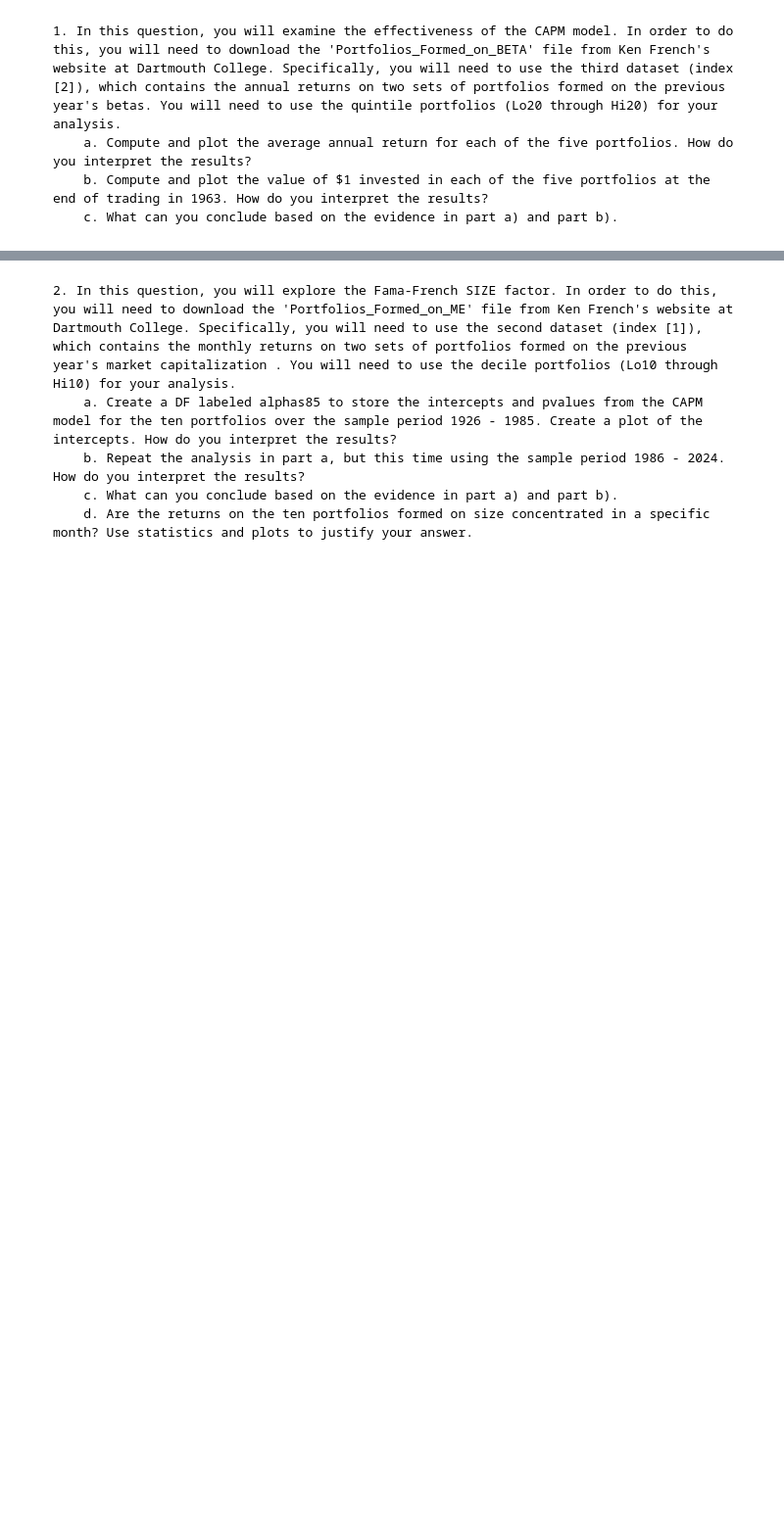
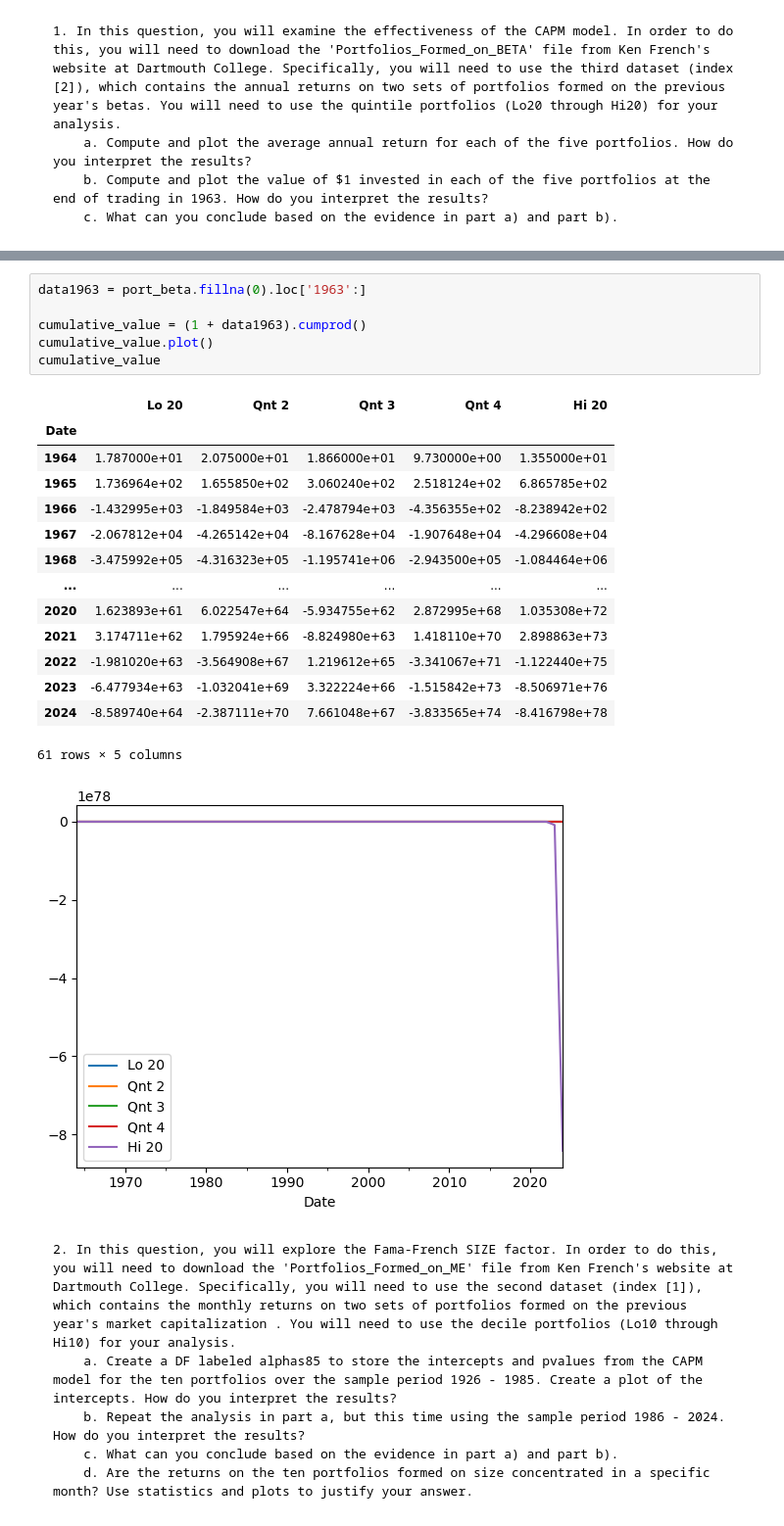
Before and after one commit to mmikanguyen/fina4335project02, a Jupyter notebook: Project2_Template.ipynb, the cells around one changed output, grey strips where cells are left out. Shown at 98% size. Drawn from its saved outputs; the diff is of its cells as text; blank space fills up the shorter version.

```diff
--- a/Project2_Template.ipynb
+++ b/Project2_Template.ipynb
@@ -59,3 +48,25 @@ test1[2] #required to use first 5 cols
+# %%
+data1963 = port_beta.fillna(0).loc['1963':]
+
+cumulative_value = (1 + data1963).cumprod()
+cumulative_value.plot()
+cumulative_value
+# %% [output]
+|  | Lo 20 | Qnt 2 | Qnt 3 | Qnt 4 | Hi 20 |
+| Date |  |  |  |  |  |
+| 1964 | 1.787000e+01 | 2.075000e+01 | 1.866000e+01 | 9.730000e+00 | 1.355000e+01 |
+| 1965 | 1.736964e+02 | 1.655850e+02 | 3.060240e+02 | 2.518124e+02 | 6.865785e+02 |
+| 1966 | -1.432995e+03 | -1.849584e+03 | -2.478794e+03 | -4.356355e+02 | -8.238942e+02 |
+| 1967 | -2.067812e+04 | -4.265142e+04 | -8.167628e+04 | -1.907648e+04 | -4.296608e+04 |
+| 1968 | -3.475992e+05 | -4.316323e+05 | -1.195741e+06 | -2.943500e+05 | -1.084464e+06 |
+| ... | ... | ... | ... | ... | ... |
+| 2020 | 1.623893e+61 | 6.022547e+64 | -5.934755e+62 | 2.872995e+68 | 1.035308e+72 |
+| 2021 | 3.174711e+62 | 1.795924e+66 | -8.824980e+63 | 1.418110e+70 | 2.898863e+73 |
+| 2022 | -1.981020e+63 | -3.564908e+67 | 1.219612e+65 | -3.341067e+71 | -1.122440e+75 |
+| 2023 | -6.477934e+63 | -1.032041e+69 | 3.322224e+66 | -1.515842e+73 | -8.506971e+76 |
+| 2024 | -8.589740e+64 | -2.387111e+70 | 7.661048e+67 | -3.833565e+74 | -8.416798e+78 |
+61 rows × 5 columns
+[figure, added]
 # %% [markdown]
     2. In this question, you will explore the Fama-French SIZE factor. In order to do this, you will need to download the 'Portfolios_Formed_on_ME' file from Ken French's website at Dartmouth College. Specifically, you will need to use the second dataset (index [1]), which contains the monthly returns on two sets of portfolios formed on the previous year's market capitalization . You will need to use the decile portfolios (Lo10 through Hi10) for your analysis.
         a. Create a DF labeled alphas85 to store the intercepts and pvalues from the CAPM model for the ten portfolios over the sample period 1926 - 1985. Create a plot of the intercepts. How do you interpret the results?
```
Also changed, not shown: parts of 16 cells of this notebook.
